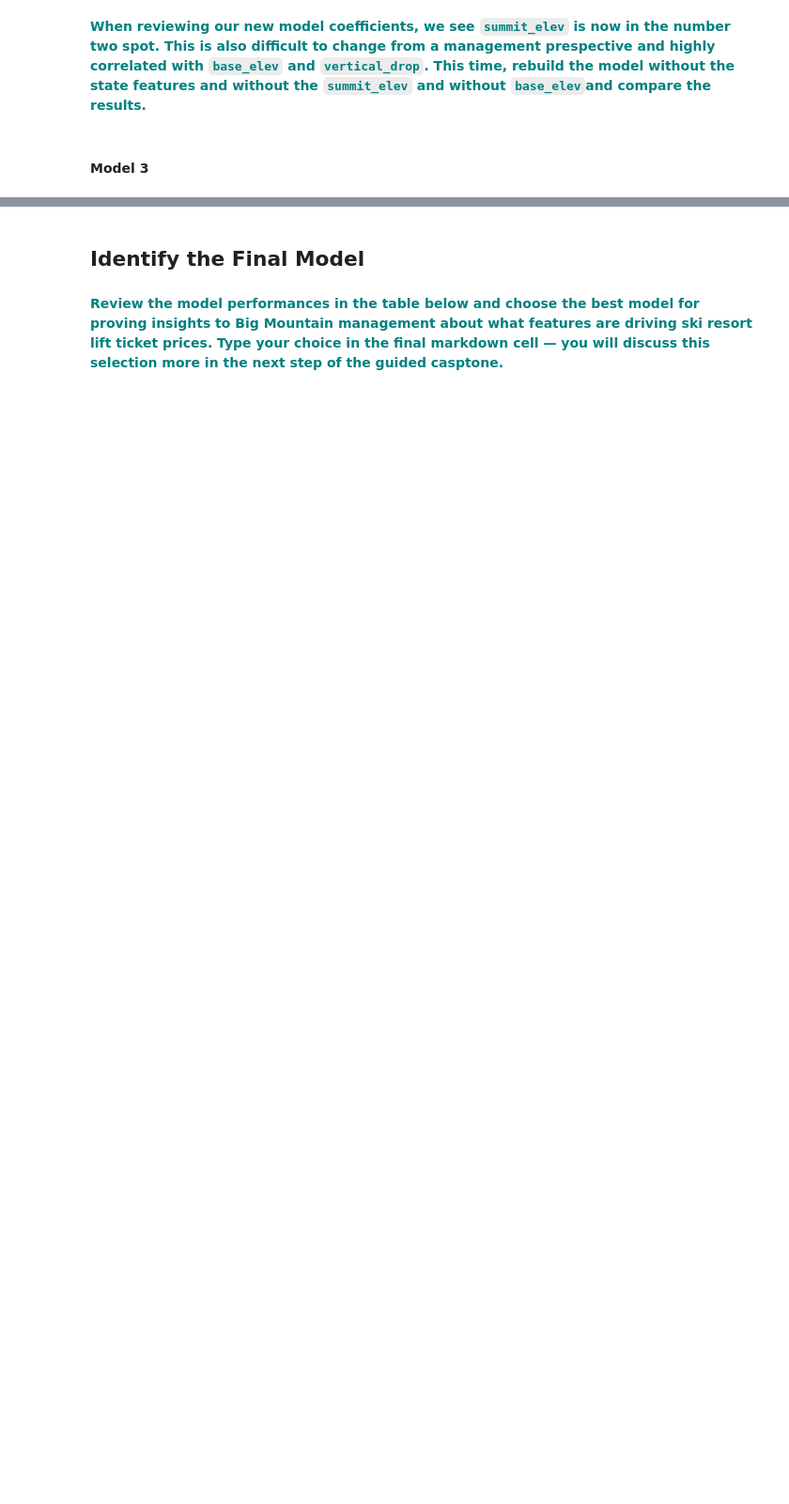
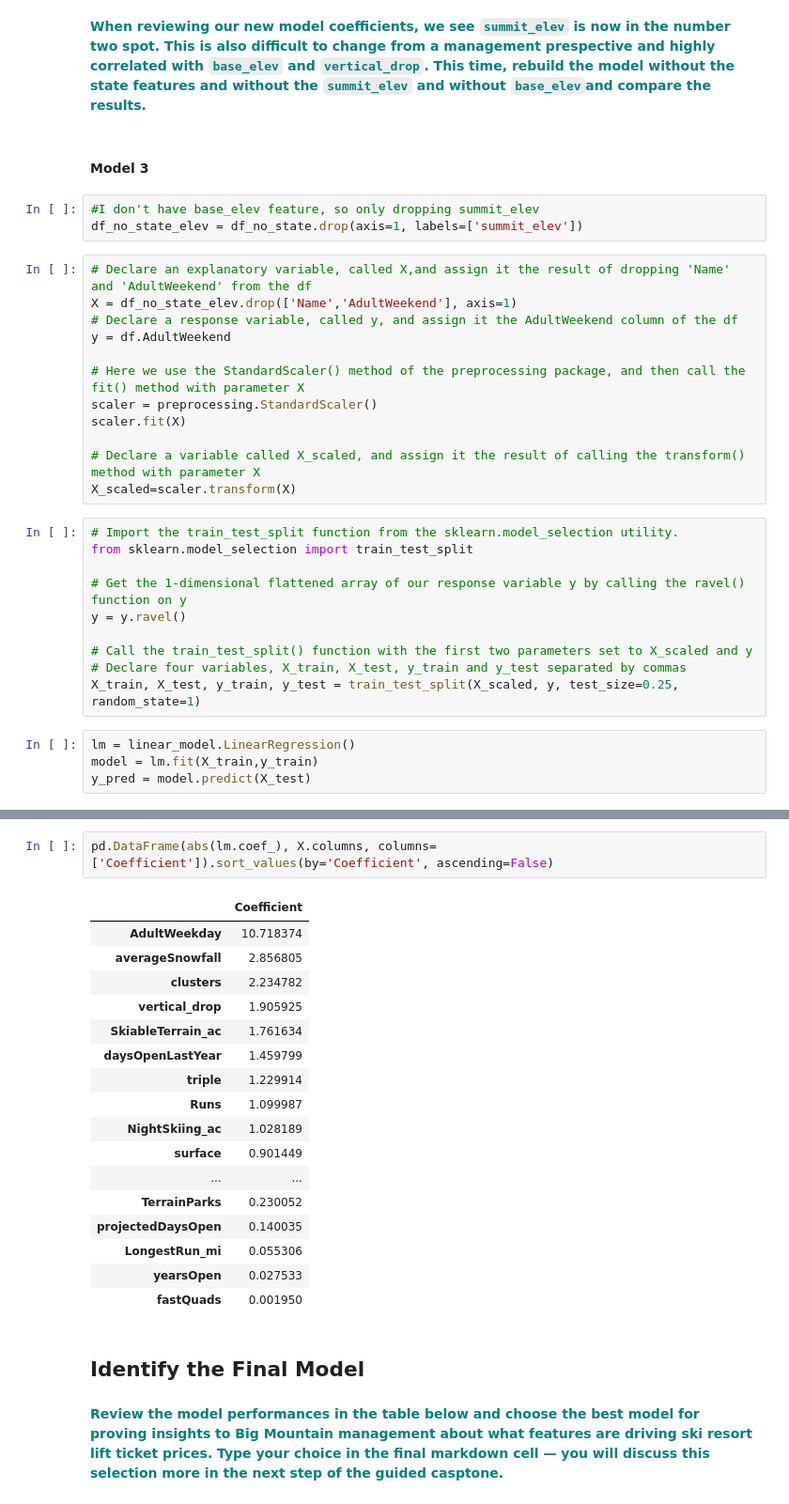
Before and after one commit to joew1234/GuidedCapstone, a Jupyter notebook: Step4_and_5/GuidedCapstoneStep4 and step5HL.ipynb, the cells around one changed output, grey strips where cells are left out. Shown at 94% size. Cells and saved outputs as stored; diff of their text form; blank space fills up the shorter version.

```diff
--- a/Step4_and_5/GuidedCapstoneStep4 and step5HL.ipynb
+++ b/Step4_and_5/GuidedCapstoneStep4 and step5HL.ipynb
@@ -384,3 +372,32 @@ Hint: Try to construct another model using exactly the steps we followed above.
 **<font color='teal'> When reviewing our new model coefficients, we see `summit_elev` is now in the number two spot. This is also difficult to change from a management prespective and highly correlated with `base_elev` and `vertical_drop`.  This time, rebuild the model without the state features and without the `summit_elev` and without `base_elev`and compare the results. </font>**
 # %% [markdown]
 #### Model 3
+# %%
+#I don't have base_elev feature, so only dropping summit_elev
+df_no_state_elev = df_no_state.drop(axis=1, labels=['summit_elev'])
+# %%
+# Declare an explanatory variable, called X,and assign it the result of dropping 'Name' and 'AdultWeekend' from the df
+X = df_no_state_elev.drop(['Name','AdultWeekend'], axis=1)
+# Declare a response variable, called y, and assign it the AdultWeekend column of the df
+y = df.AdultWeekend
+
+# Here we use the StandardScaler() method of the preprocessing package, and then call the fit() method with parameter X
+scaler = preprocessing.StandardScaler()
+scaler.fit(X)
+
+# Declare a variable called X_scaled, and assign it the result of calling the transform() method with parameter X
+X_scaled=scaler.transform(X)
+# %%
+# Import the train_test_split function from the sklearn.model_selection utility.
+from sklearn.model_selection import train_test_split
+
+# Get the 1-dimensional flattened array of our response variable y by calling the ravel() function on y
+y = y.ravel()
+
+# Call the train_test_split() function with the first two parameters set to X_scaled and y
+# Declare four variables, X_train, X_test, y_train and y_test separated by commas
+X_train, X_test, y_train, y_test = train_test_split(X_scaled, y, test_size=0.25, random_state=1)
+# %%
+lm = linear_model.LinearRegression()
+model = lm.fit(X_train,y_train)
+y_pred = model.predict(X_test)
@@ -387,3 +412,23 @@ Hint: Try to construct another model using exactly the steps we followed above.
+# %%
+pd.DataFrame(abs(lm.coef_), X.columns, columns=['Coefficient']).sort_values(by='Coefficient', ascending=False)
+# %% [output]
+|  | Coefficient |
+| AdultWeekday | 10.718374 |
+| averageSnowfall | 2.856805 |
+| clusters | 2.234782 |
+| vertical_drop | 1.905925 |
+| SkiableTerrain_ac | 1.761634 |
+| daysOpenLastYear | 1.459799 |
+| triple | 1.229914 |
+| Runs | 1.099987 |
+| NightSkiing_ac | 1.028189 |
+| surface | 0.901449 |
+| ... | ... |
+| TerrainParks | 0.230052 |
+| projectedDaysOpen | 0.140035 |
+| LongestRun_mi | 0.055306 |
+| yearsOpen | 0.027533 |
+| fastQuads | 0.001950 |
 # %% [markdown]
 ## Identify the Final Model
 # %% [markdown]
```
Also changed, not shown: parts of 28 cells of this notebook, 2 other files.
